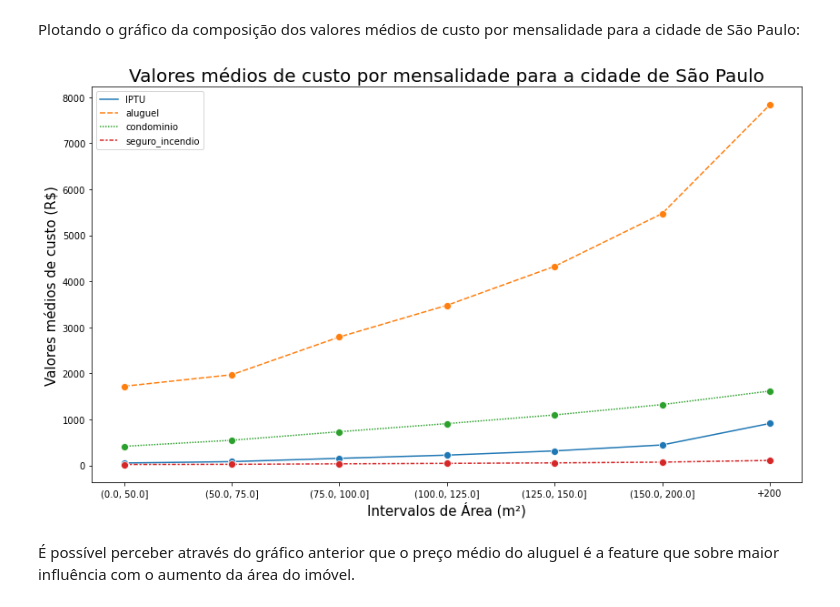
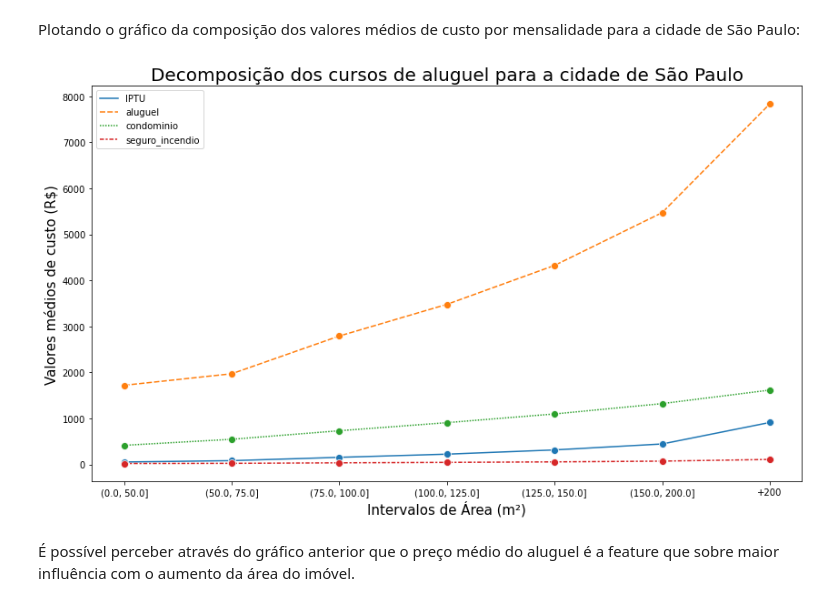
Before and after one commit to IgorFormiga/Data-Science-Projects, a Jupyter notebook: 2_Exploratory_Data_Analysis.ipynb, the cells around one changed output. Saved outputs shown, nothing was run; the diff lists cells and outputs as text; code cells hidden in the pictures.

```diff
--- a/2_Exploratory_Data_Analysis.ipynb
+++ b/2_Exploratory_Data_Analysis.ipynb
@@ -272,13 +309,13 @@ Plotando o gráfico da composição dos valores médios de custo por mensalidade
 # %%
 plt.figure(figsize=(14, 8))
 x1 = sns.lineplot(data=composicao_area_SP, marker='o', markersize=8)
 x1.set_ylabel('Valores médios de custo (R$)', fontdict={'fontsize': 15})
 x1.set_xlabel('Intervalos de Área (m²)', fontdict={'fontsize': 15})
 x1.set_xticklabels([0] + list(composicao_area_SP['intervalo_area'][:-1]) + ['+200'])
-x1.set_title('Valores médios de custo por mensalidade para a cidade de São Paulo', fontdict={'fontsize': 20})
+x1.set_title('Decomposição dos cursos de aluguel para a cidade de São Paulo', fontdict={'fontsize': 20})
 plt.show()
 # %% [output]
-[figure, old version]
+[figure, new version]
 # %% [markdown]
 É possível perceber através do gráfico anterior que o preço médio do aluguel é a feature que sobre maior influência com o aumento da área do imóvel.
 # %%
```
Also changed, not shown: parts of 8 cells of this notebook.
